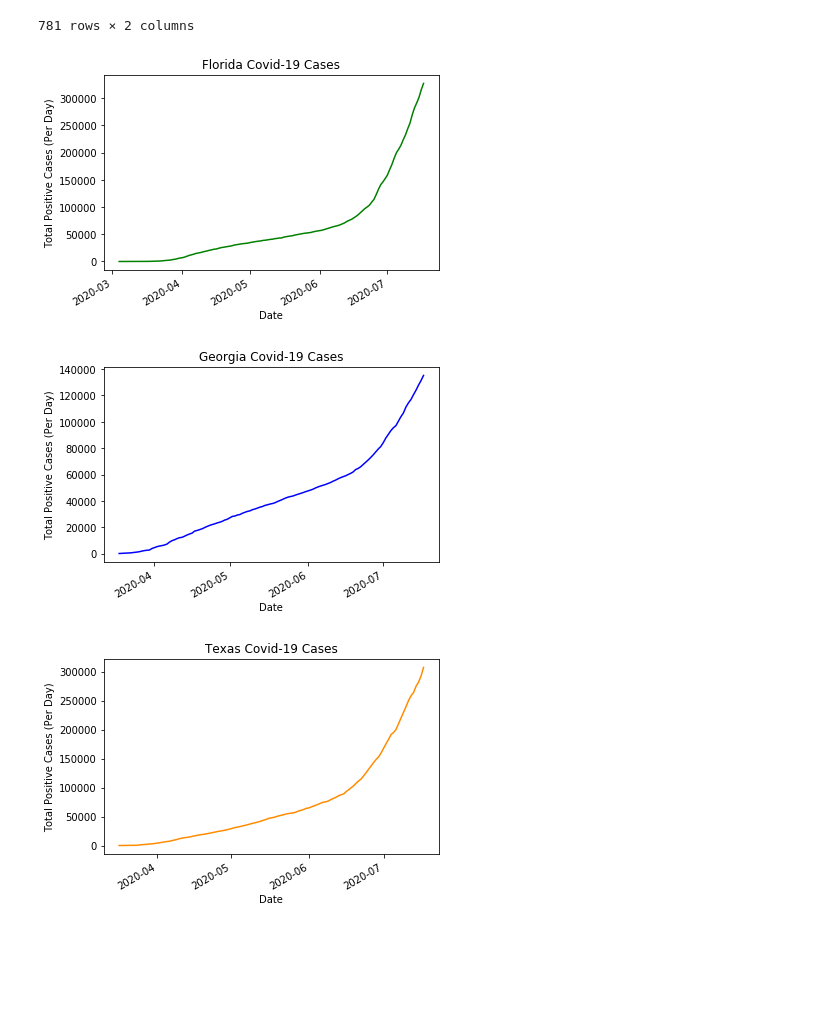
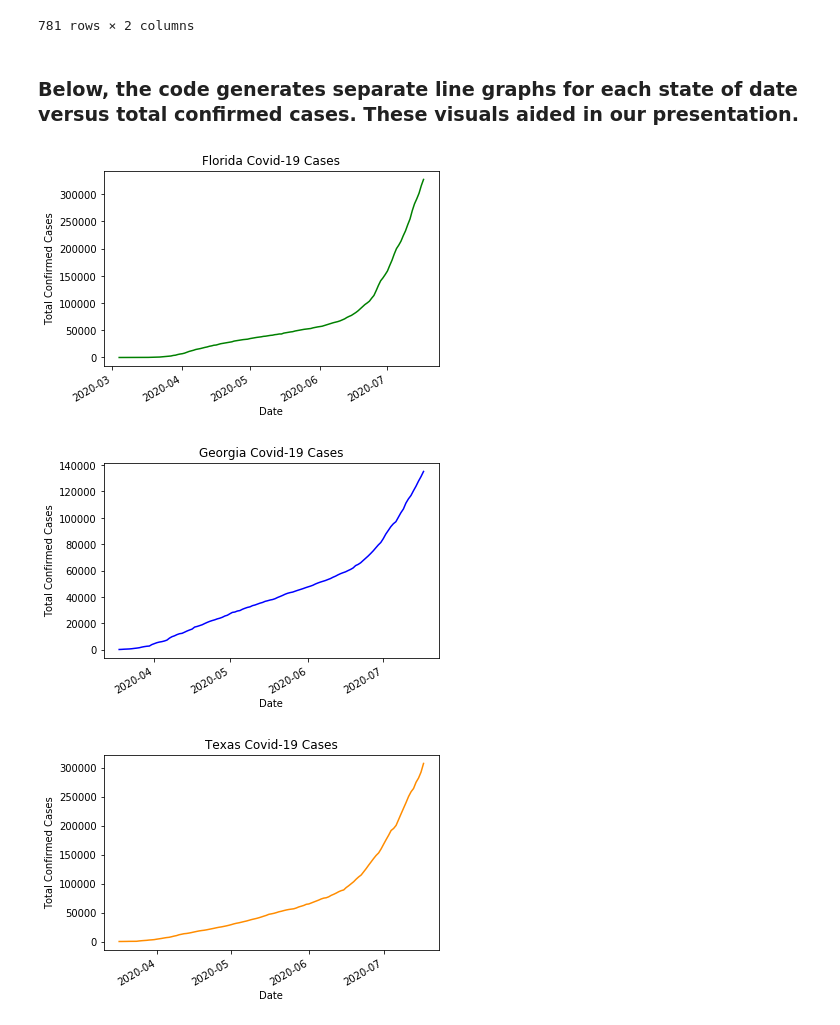
Before and after one commit to Emily-Keymon/Group-Project, a Jupyter notebook: Covid-19 Analysis and Visualizations.ipynb, the cells around one changed output. Cells and saved outputs as stored; diff of their text form; code cells hidden in the pictures; blank space fills up the shorter version.

```diff
--- a/Covid-19 Analysis and Visualizations.ipynb
+++ b/Covid-19 Analysis and Visualizations.ipynb
@@ -783,27 +889,29 @@ DailyCount_df
 # %%
 # Save the cleaned up data frame as a new CSV file
 DailyCount_df.to_csv('output_data/DailyCount.csv')
+# %% [markdown]
+### Below, the code generates separate line graphs for each state of date versus total confirmed cases. These visuals aided in our presentation.
 # %%
 # Plot each state on separate graphs
 plt.plot(florida1['date'], florida1['positive cases'], color='green', label='Florida')
 
 # Define labels of plot
 plt.title('Florida Covid-19 Cases')
 plt.xlabel('Date')
-plt.ylabel('Total Positive Cases (Per Day)')
+plt.ylabel('Total Confirmed Cases')
 plt.xticks(rotation=45)
 
 # Set x-axis ticks to month & year
 locator = mdates.MonthLocator()
 plt.gca().xaxis.set_major_locator(locator)
 plt.gcf().autofmt_xdate()
 
 # Save the line plot to a PNG file
 plt.savefig('output_data/Florida.png')
 
 plt.show()
 # %% [output]
-[figure, old version]
+[figure, new version]
 # %%
 # Plot each state on separate graphs
 plt.plot(georgia1['date'], georgia1['positive cases'], color='blue', label='Georgia')
@@ -811,7 +919,7 @@ plt.plot(georgia1['date'], georgia1['positive cases'], color='blue', label='Geor
 # Define labels of plot
 plt.title('Georgia Covid-19 Cases')
 plt.xlabel('Date')
-plt.ylabel('Total Positive Cases (Per Day)')
+plt.ylabel('Total Confirmed Cases')
 plt.xticks(rotation=45)
 
 # Set x-axis ticks to month & year
@@ -824,7 +932,7 @@ plt.savefig('output_data/Georgia.png')
 
 plt.show()
 # %% [output]
-[figure, old version]
+[figure, new version]
 # %%
 # Plot each state on separate graphs
 plt.plot(texas1['date'], texas1['positive cases'], color='darkorange', label='Texas')
@@ -832,7 +940,7 @@ plt.plot(texas1['date'], texas1['positive cases'], color='darkorange', label='Te
 # Define labels of plot
 plt.title('Texas Covid-19 Cases')
 plt.xlabel('Date')
-plt.ylabel('Total Positive Cases (Per Day)')
+plt.ylabel('Total Confirmed Cases')
 plt.xticks(rotation=45)
 
 # Set x-axis ticks to month & year
@@ -845,7 +953,7 @@ plt.savefig('output_data/Texas.png')
 
 plt.show()
 # %% [output]
-[figure, old version]
+[figure, new version]
 # %%
 # Plot each state on separate graphs
 plt.plot(newyork1['date'], newyork1['positive cases'], color='blueviolet', label='New York')
```
Also changed, not shown: parts of 28 cells of this notebook, 8 other files.
